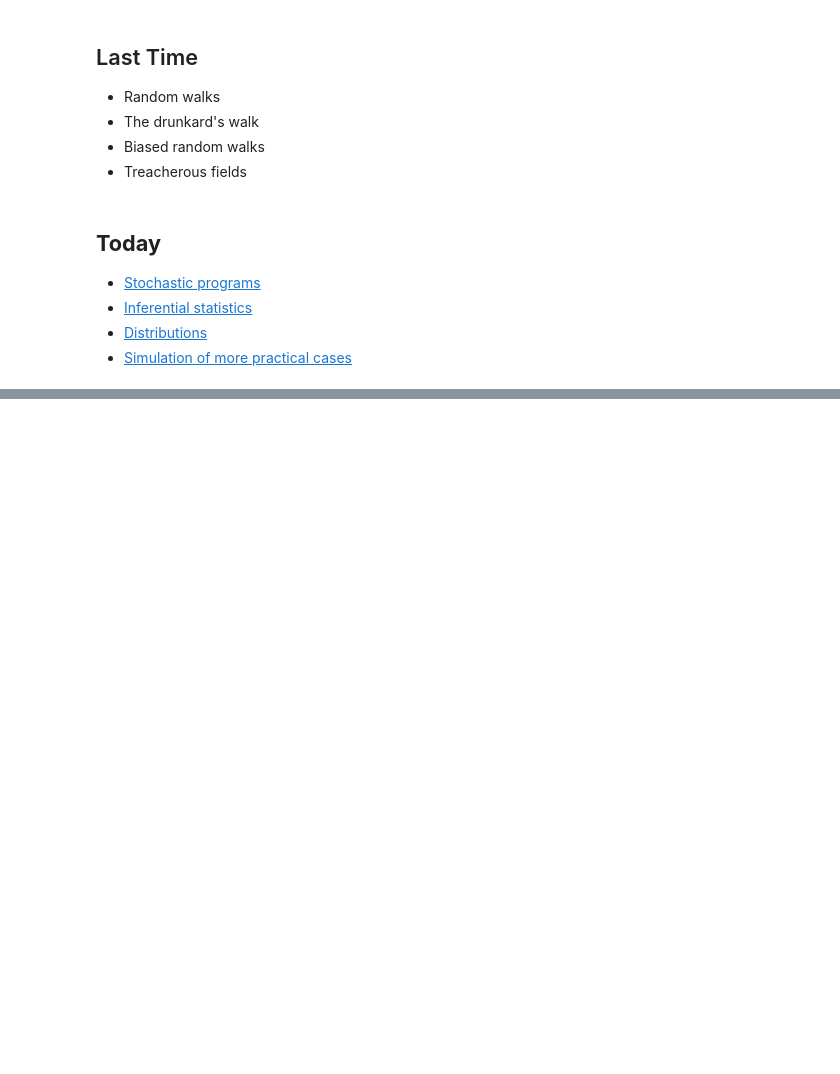
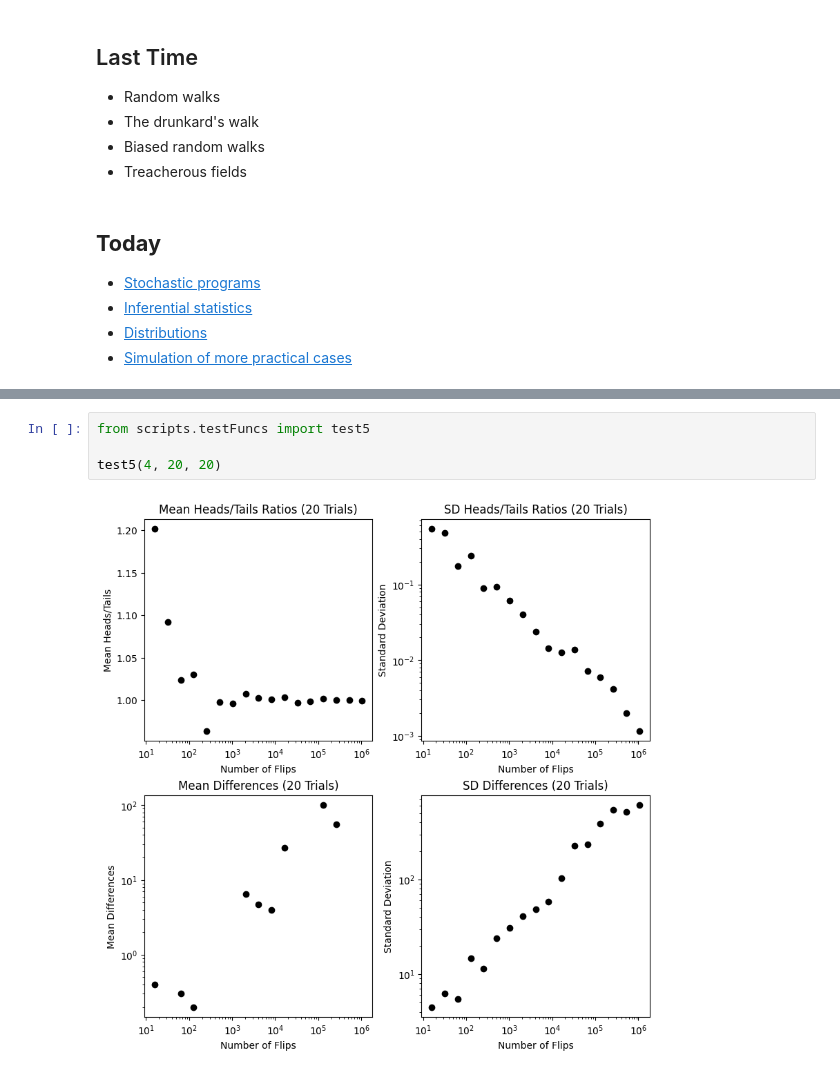
Before and after one commit to bruce88617/nycudopcs_advanced, a Jupyter notebook: Lectures/Lecture04/Lecture04.ipynb, the cells around one changed output, grey strips where cells are left out. Cells and saved outputs as stored; diff of their text form; blank space fills up the shorter version.

```diff
--- a/Lectures/Lecture04/Lecture04.ipynb
+++ b/Lectures/Lecture04/Lecture04.ipynb
@@ -86,0 +146,6 @@ Rolling a fair dice 5 times
+# %%
+from scripts.testFuncs import test5
+
+test5(4, 20, 20)
+# %% [output]
+[figure, added]
```
Also changed, not shown: parts of 18 cells of this notebook, 5 other files.
